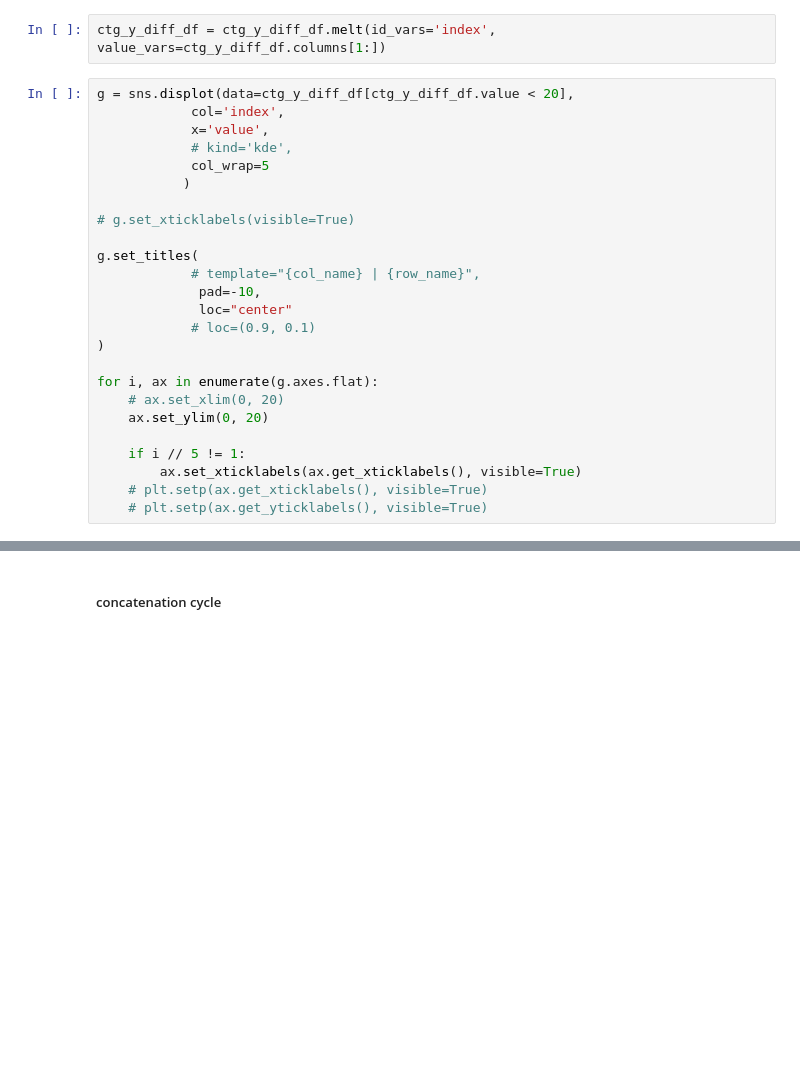
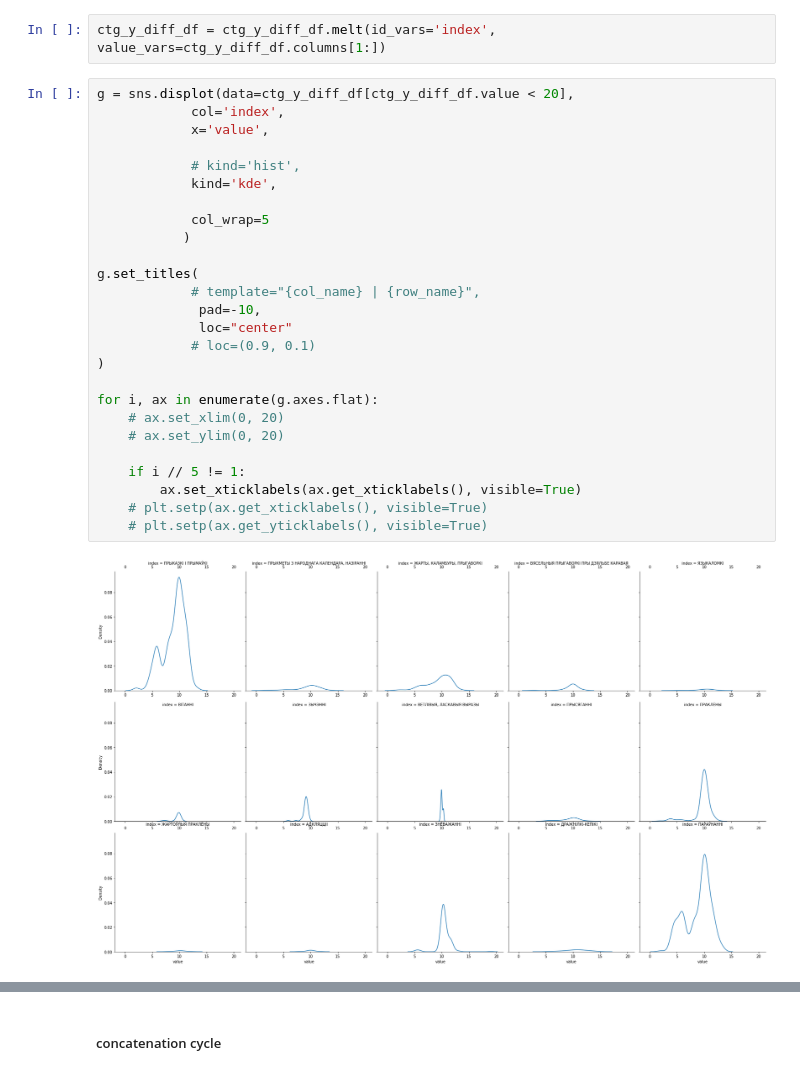
Before and after one commit to aulasau/by-quotes, a Jupyter notebook: pdf_quotes_scraping.ipynb, the cells around one changed output, grey strips where cells are left out. Cells and saved outputs as stored; diff of their text form; blank space fills up the shorter version.

```diff
--- a/pdf_quotes_scraping.ipynb
+++ b/pdf_quotes_scraping.ipynb
@@ -1325,25 +1406,28 @@ ctg_y_diff_df = ctg_y_diff_df.melt(id_vars='index', value_vars=ctg_y_diff_df.col
 # %%
 g = sns.displot(data=ctg_y_diff_df[ctg_y_diff_df.value < 20],
             col='index',
             x='value',
-            # kind='kde',
+
+            # kind='hist',
+            kind='kde',
+
             col_wrap=5
            )
-
-# g.set_xticklabels(visible=True)
 
 g.set_titles(
             # template="{col_name} | {row_name}",
              pad=-10,
              loc="center"
             # loc=(0.9, 0.1)
 )
 
 for i, ax in enumerate(g.axes.flat):
     # ax.set_xlim(0, 20)
-    ax.set_ylim(0, 20)
+    # ax.set_ylim(0, 20)
 
     if i // 5 != 1:
         ax.set_xticklabels(ax.get_xticklabels(), visible=True)
     # plt.setp(ax.get_xticklabels(), visible=True)
     # plt.setp(ax.get_yticklabels(), visible=True)
+# %% [output]
+[figure, added]
```
Also changed, not shown: parts of 76 cells of this notebook.
